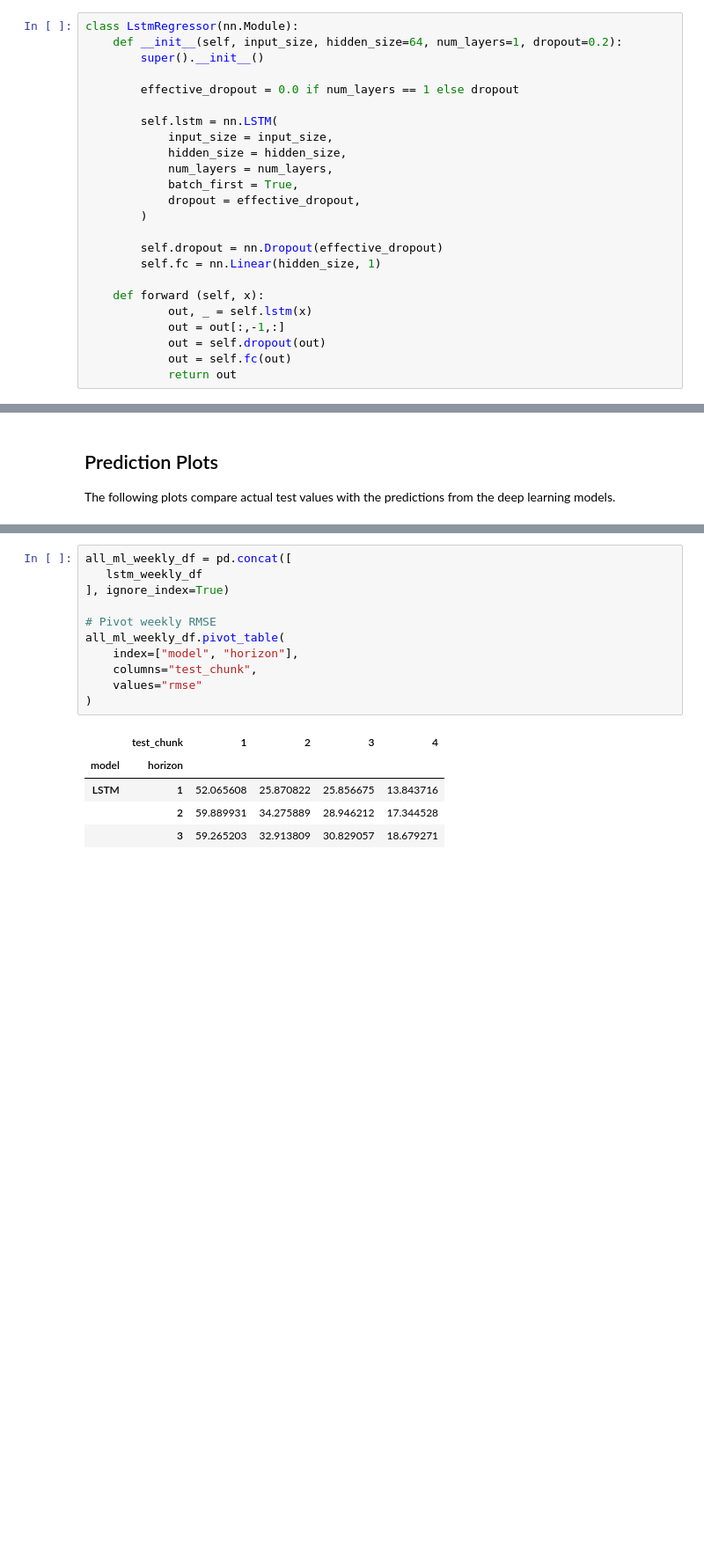
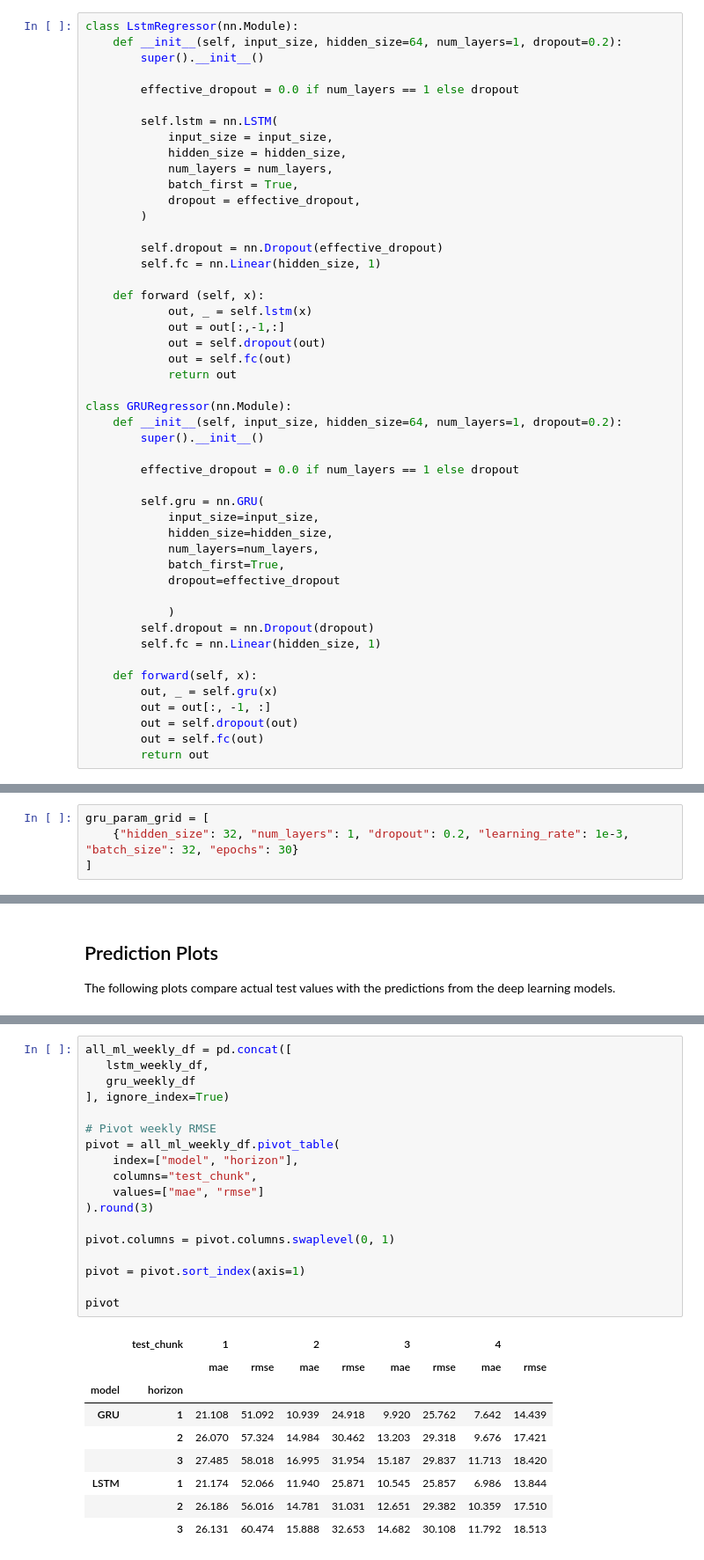
Before and after one commit to MiladEbrahimiAbyzandi/Ontario-electricity-price-forecasting, a Jupyter notebook: notebooks/06_dl_models.ipynb, the cells around one changed output, grey strips where cells are left out. Shown at 88% size. Cells and saved outputs as stored; diff of their text form; blank space fills up the shorter version.

```diff
--- a/notebooks/06_dl_models.ipynb
+++ b/notebooks/06_dl_models.ipynb
@@ -196,6 +196,30 @@ class LstmRegressor(nn.Module):
             out = self.dropout(out)
             out = self.fc(out)
             return out
+
+class GRURegressor(nn.Module):
+    def __init__(self, input_size, hidden_size=64, num_layers=1, dropout=0.2):
+        super().__init__()
+
+        effective_dropout = 0.0 if num_layers == 1 else dropout
+
+        self.gru = nn.GRU(
+            input_size=input_size,
+            hidden_size=hidden_size,
+            num_layers=num_layers,
+            batch_first=True,
+            dropout=effective_dropout
+
+            )
+        self.dropout = nn.Dropout(dropout)
+        self.fc = nn.Linear(hidden_size, 1)
+
+    def forward(self, x):
+        out, _ = self.gru(x)
+        out = out[:, -1, :]
+        out = self.dropout(out)
+        out = self.fc(out)
+        return out
 # %% [markdown]
 ## Training and prediction utilities
 # %%
@@ -450,0 +480,4 @@ Best config for horizon 3: {'hidden_size': 64, 'num_layers': 1, 'dropout': 0.2,
+# %%
+gru_param_grid = [
+    {"hidden_size": 32, "num_layers": 1, "dropout": 0.2, "learning_rate": 1e-3, "batch_size": 32, "epochs": 30}
+]
@@ -475,17 +619,28 @@ for h in [1,2,3]:
 # %%
 all_ml_weekly_df = pd.concat([
-   lstm_weekly_df
+   lstm_weekly_df,
+   gru_weekly_df
 ], ignore_index=True)
 
 # Pivot weekly RMSE
-all_ml_weekly_df.pivot_table(
+pivot = all_ml_weekly_df.pivot_table(
     index=["model", "horizon"],
     columns="test_chunk",
-    values="rmse"
-)
+    values=["mae", "rmse"]
+).round(3)
+
+pivot.columns = pivot.columns.swaplevel(0, 1)
+
+pivot = pivot.sort_index(axis=1)
+
+pivot
 # %% [output]
-|  | test_chunk | 1 | 2 | 3 | 4 |
-| model | horizon |  |  |  |  |
-| LSTM | 1 | 52.065608 | 25.870822 | 25.856675 | 13.843716 |
-|  | 2 | 59.889931 | 34.275889 | 28.946212 | 17.344528 |
-|  | 3 | 59.265203 | 32.913809 | 30.829057 | 18.679271 |
+|  | test_chunk | 1 |  | 2 |  | 3 |  | 4 |  |
+|  |  | mae | rmse | mae | rmse | mae | rmse | mae | rmse |
+| model | horizon |  |  |  |  |  |  |  |  |
+| GRU | 1 | 21.108 | 51.092 | 10.939 | 24.918 | 9.920 | 25.762 | 7.642 | 14.439 |
+|  | 2 | 26.070 | 57.324 | 14.984 | 30.462 | 13.203 | 29.318 | 9.676 | 17.421 |
+|  | 3 | 27.485 | 58.018 | 16.995 | 31.954 | 15.187 | 29.837 | 11.713 | 18.420 |
+| LSTM | 1 | 21.174 | 52.066 | 11.940 | 25.871 | 10.545 | 25.857 | 6.986 | 13.844 |
+|  | 2 | 26.186 | 56.016 | 14.781 | 31.031 | 12.651 | 29.382 | 10.359 | 17.510 |
+|  | 3 | 26.131 | 60.474 | 15.888 | 32.653 | 14.682 | 30.108 | 11.792 | 18.513 |
```
Also changed, not shown: parts of 6 cells of this notebook.
